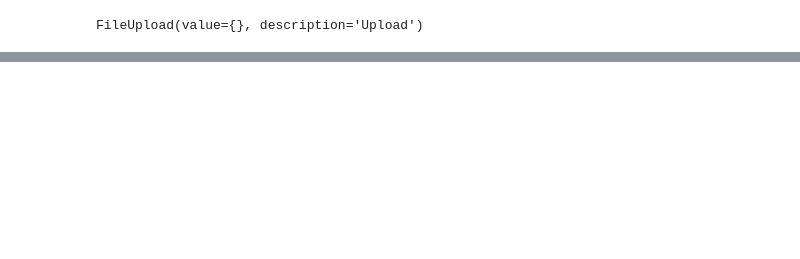
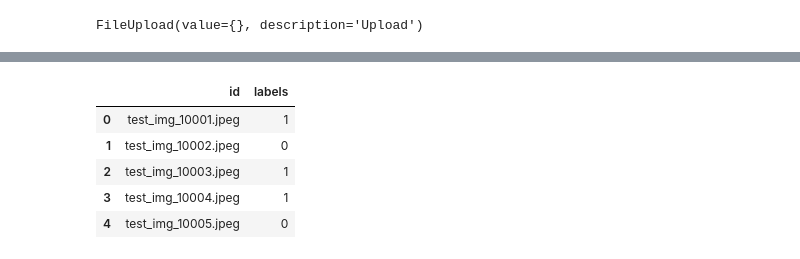
Before and after one commit to mirodil1/Flight-Price-Prediction, a Jupyter notebook: pneumonia_prediction.ipynb, the cells around one changed output, grey strips where cells are left out. Drawn from its saved outputs; the diff is of its cells as text; code cells hidden in the pictures; blank space fills up the shorter version.

```diff
--- a/pneumonia_prediction.ipynb
+++ b/pneumonia_prediction.ipynb
@@ -65,0 +97,11 @@ Probabilty: 100.0%
+# %%
+import pandas as pd
+submission = pd.read_csv("pneumonia_solution.csv")
+submission.head()
+# %% [output]
+|  | id | labels |
+| 0 | test_img_10001.jpeg | 1 |
+| 1 | test_img_10002.jpeg | 0 |
+| 2 | test_img_10003.jpeg | 1 |
+| 3 | test_img_10004.jpeg | 1 |
+| 4 | test_img_10005.jpeg | 0 |
```
Also changed, not shown: parts of 9 cells of this notebook.
